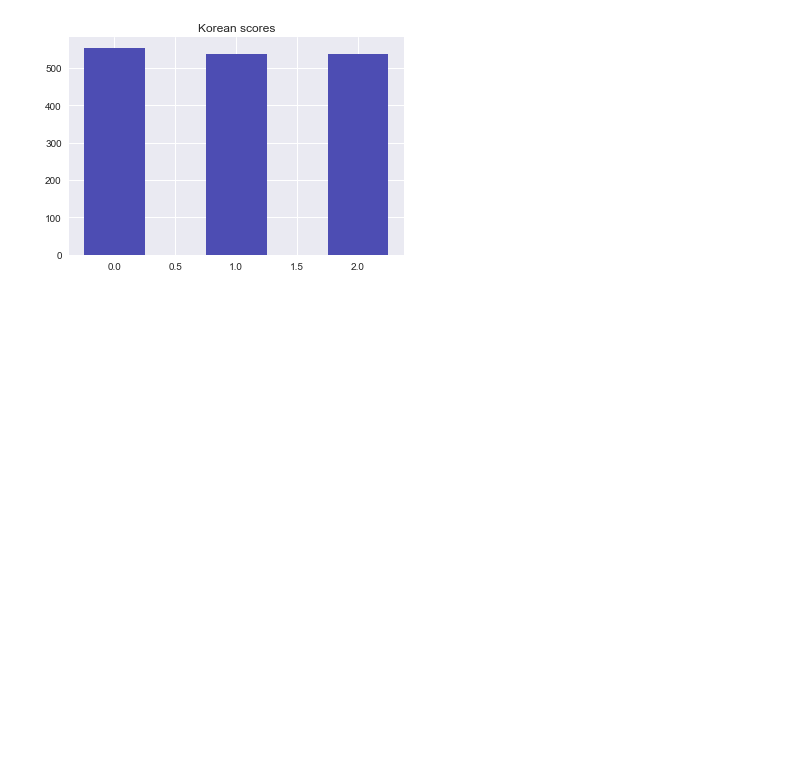
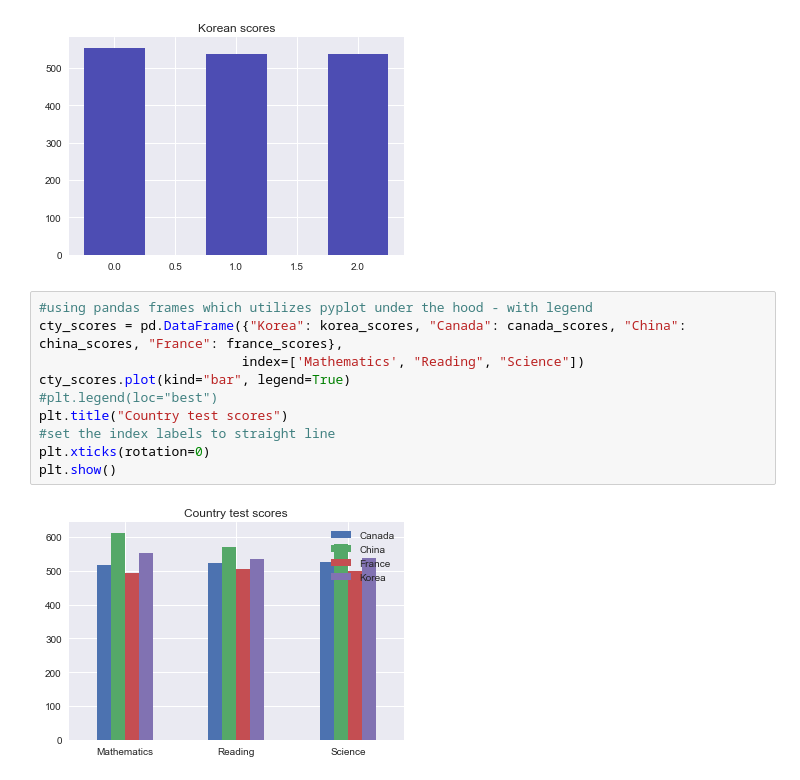
Before and after one commit to jhonasttan/pythonBegToAdClass, a Jupyter notebook: sect14-project9-DataVisiualization/mainNoteBook.ipynb, the cells around one changed output. Cells and saved outputs as stored; diff of their text form; blank space fills up the shorter version.

Commit message:
Sect: 14 - Project #9 - Data Visualization - 137. Bar charts pt.2
Signed-off-by: jhonasttan <jhonasttan@gmail.com>

```diff
--- a/sect14-project9-DataVisiualization/mainNoteBook.ipynb
+++ b/sect14-project9-DataVisiualization/mainNoteBook.ipynb
@@ -236,3 +236,15 @@ plt.title("Korean scores")
 # %% [output]
 Text(0.5,1,'Korean scores')
 [figure]
+# %%
+#using pandas frames which utilizes pyplot under the hood - with legend
+cty_scores = pd.DataFrame({"Korea": korea_scores, "Canada": canada_scores, "China": china_scores, "France": france_scores},
+                          index=['Mathematics', "Reading", "Science"])
+cty_scores.plot(kind="bar", legend=True)
+#plt.legend(loc="best")
+plt.title("Country test scores")
+#set the index labels to straight line
+plt.xticks(rotation=0)
+plt.show()
+# %% [output]
+[figure, added]
```
Also changed, not shown: parts of 10 cells of this notebook.
